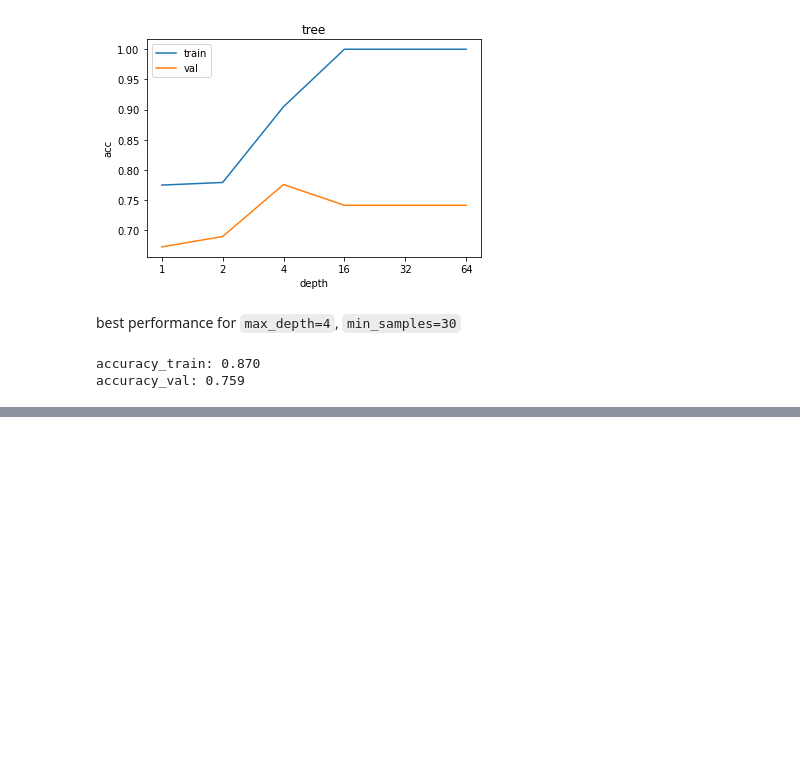
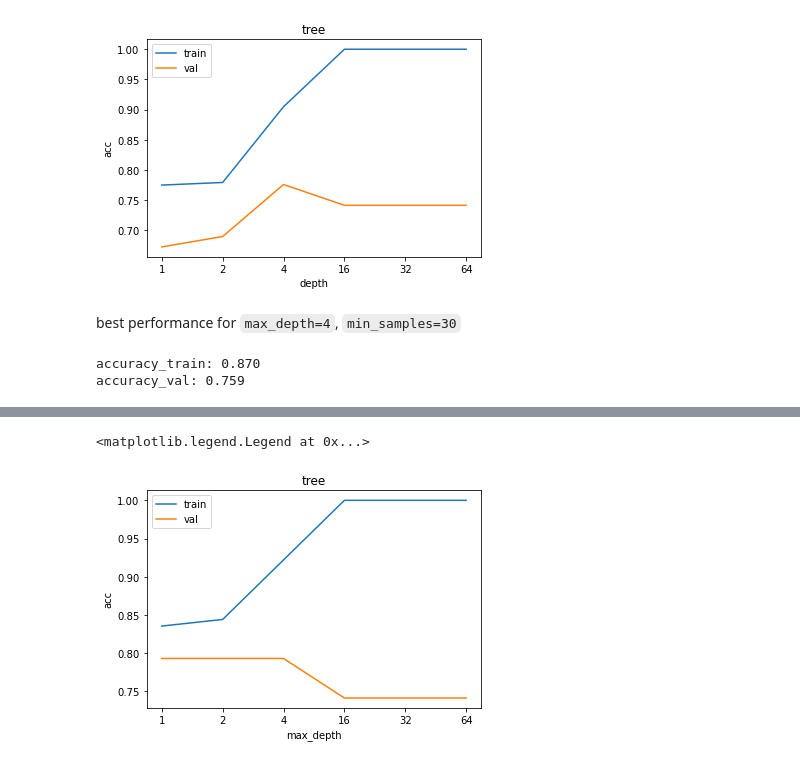
Before and after one commit to kazmierczakP/Machine-Learning, a Jupyter notebook: Adveanced Learning Algorithms 4 - decision trees.ipynb, the cells around one changed output, grey strips where cells are left out. Drawn from its saved outputs; the diff is of its cells as text; code cells hidden in the pictures; blank space fills up the shorter version.

Commit message:
tree ensembles

```diff
--- a/Adveanced Learning Algorithms 4 - decision trees.ipynb
+++ b/Adveanced Learning Algorithms 4 - decision trees.ipynb
@@ -270,0 +319,23 @@ accuracy_val: 0.759
+# %%
+acc_train_list=[]
+acc_val_list=[]
+for depth in max_depth:
+    model=RandomForestClassifier(max_depth=depth,random_state=RANDOM_STATE)
+    model.fit(x_train,y_train)
+    predictions_train=model.predict(x_train)
+    predictions_val=model.predict(x_val)
+    acc_train=accuracy_score(predictions_train,y_train)
+    acc_val=accuracy_score(predictions_val,y_val)
+    acc_train_list.append(acc_train)
+    acc_val_list.append(acc_val)
+
+plt.title('tree')
+plt.xlabel('max_depth')
+plt.ylabel('acc')
+plt.xticks(ticks=range(len(max_depth)),labels=max_depth)
+plt.plot(acc_train_list,label='train')
+plt.plot(acc_val_list,label='val')
+plt.legend()
+# %% [output]
+<matplotlib.legend.Legend at 0x...>
+[figure, added]
```
Also changed, not shown: parts of 25 cells of this notebook.
